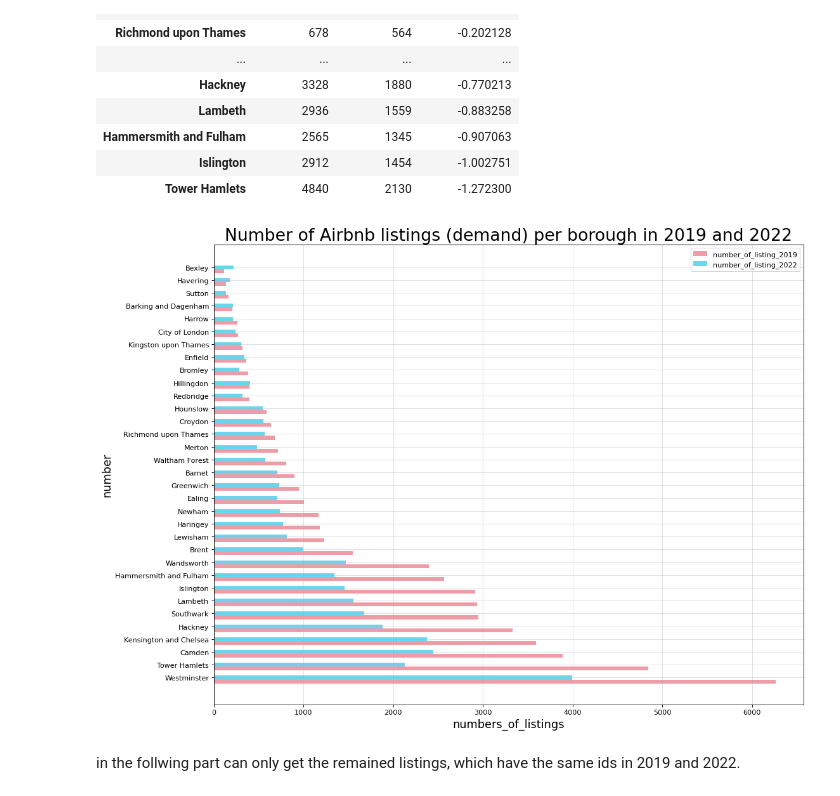
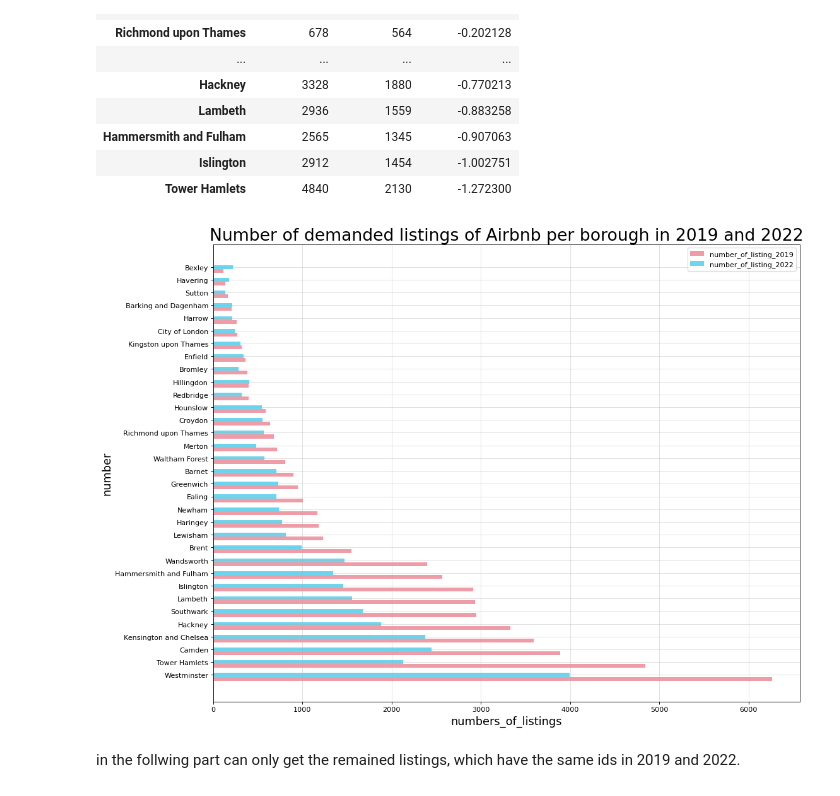
Before and after one commit to Eriswang/fsds_013, a Jupyter notebook: part1_2_0117.ipynb, the cells around one changed output. Drawn from its saved outputs; the diff is of its cells as text; code cells hidden in the pictures.

```diff
--- a/part1_2_0117.ipynb
+++ b/part1_2_0117.ipynb
@@ -965,35 +893,35 @@ plt.figure(figsize=(15,12),dpi = 80)
 a = demand_19_22.index.tolist()
 b_1 = demand_19_22.iloc[:, 0].tolist()
 b_2 = demand_19_22.iloc[:, 1].tolist()
 
 height = 0.3
 a1 = list(range(len(a)))
 a2 = [i+height for i in a1]# Axis Offset
 #a3 = [i+height*2 for i in a1]
 
 #plot to check
 plt.barh(range(len(a)),b_1,height= height,label = "number_of_listing_2019",color = "#ee9ca7")
 plt.barh(a2,b_2,height= height,label = "number_of_listing_2022",color = "#6dd5ed")
 
 
 #plot grids
 plt.grid(alpha = 0.4)
 
 # add lables in y axis
 plt.yticks(a2,a,fontsize = 10)
 
 # add legend
 plt.legend()
 
 # add x axis lables and title
 plt.xlabel("numbers_of_listings",fontsize = 16)
 plt.ylabel("number",fontsize = 16)
-plt.title("Number of Airbnb listings (demand) per borough in 2019 and 2022",fontsize = 24)
+plt.title("Number of demanded listings of Airbnb per borough in 2019 and 2022",fontsize = 24)
 
 #plot to check
 plt.show()
 # %% [output]
-[figure, old version]
+[figure, new version]
 # %% [markdown]
 in the follwing part can only get the remained listings, which have the same ids in 2019 and 2022.
 # %%
```
Also changed, not shown: parts of 37 cells of this notebook.
